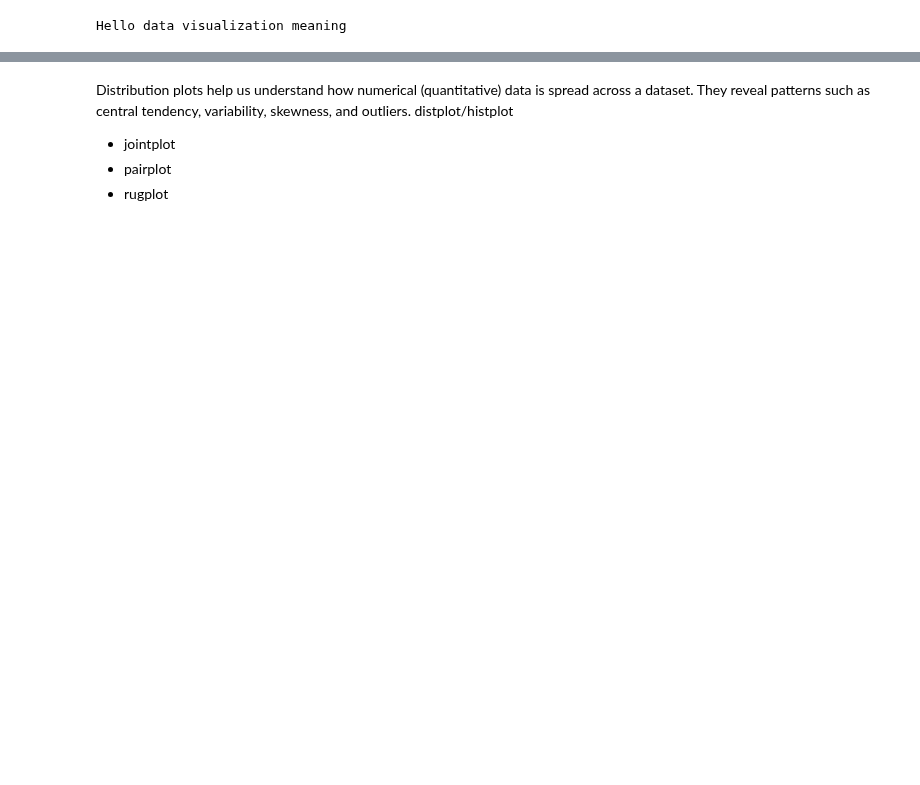
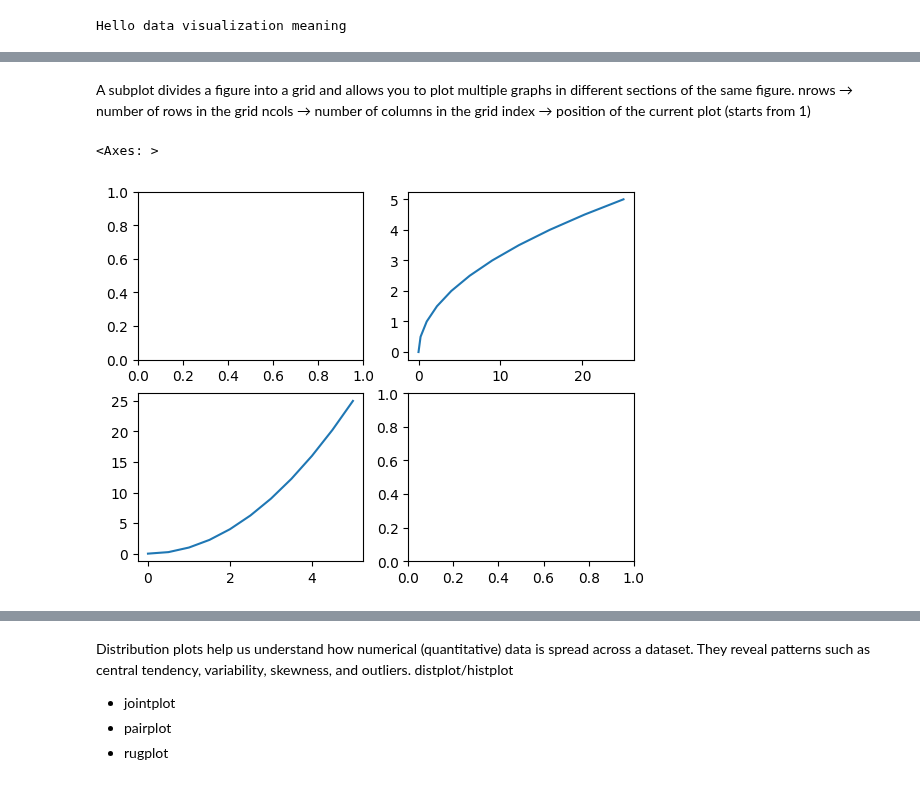
Before and after one commit to kunwarbibek/Data-visualization, a Jupyter notebook: data visualization/basic.ipynb, the cells around one changed output, grey strips where cells are left out. Drawn from its saved outputs; the diff is of its cells as text; code cells hidden in the pictures; blank space fills up the shorter version.

```diff
--- a/data visualization/basic.ipynb
+++ b/data visualization/basic.ipynb
@@ -4,0 +23,16 @@ Hello data visualization meaning
+# %% [markdown]
+A subplot divides a figure into a grid and allows you to plot multiple graphs in different sections of the same figure.
+nrows → number of rows in the grid
+ncols → number of columns in the grid
+index → position of the current plot (starts from 1)
+# %%
+from numpy import poly
+plt.subplot(2, 2, 1)
+plt.subplot(2, 2, 2)
+plt.plot(y,x)
+plt.subplot(2, 2, 3)
+plt.plot(x, y)
+plt.subplot(2, 2, 4)
+# %% [output]
+<Axes: >
+[figure, added]
```
Also changed, not shown: parts of 9 cells of this notebook, 4 other files.
